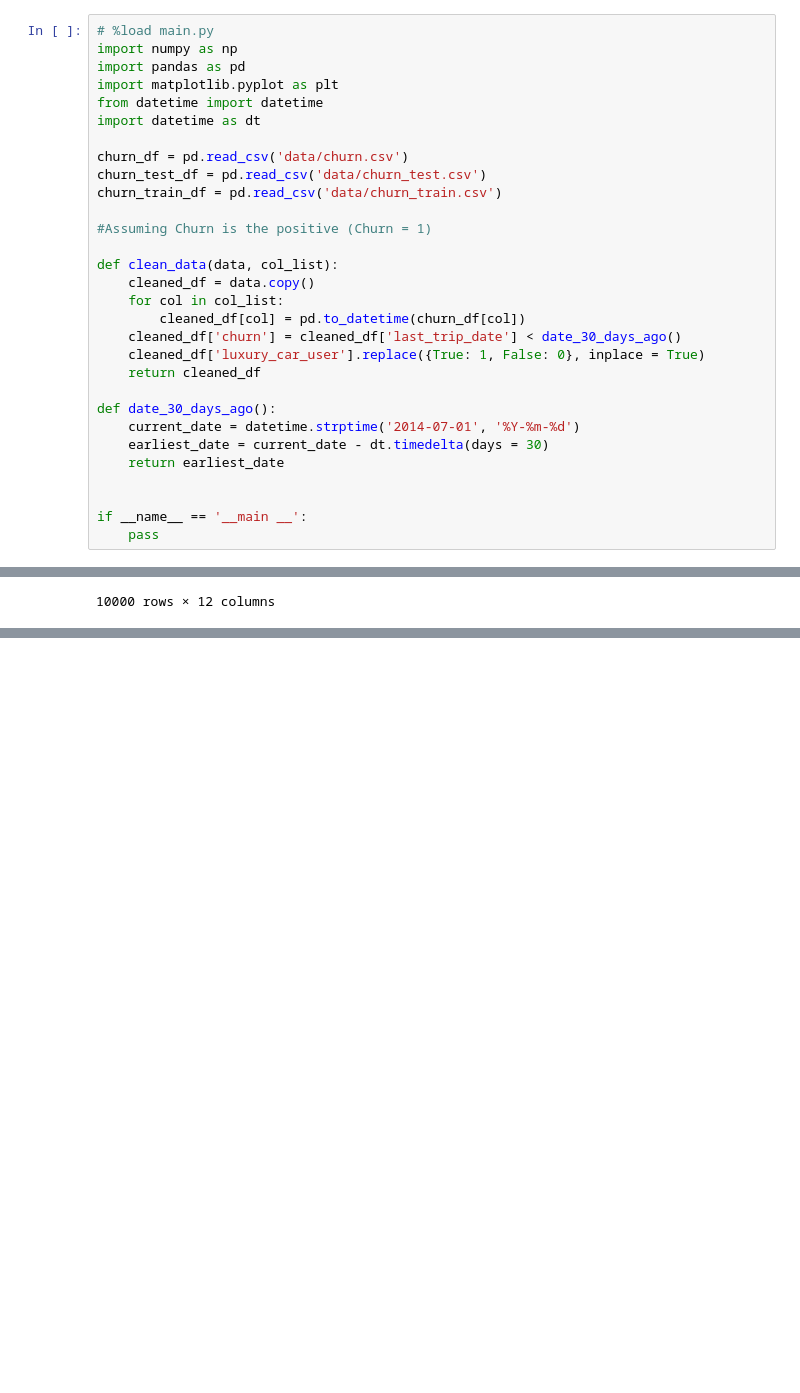
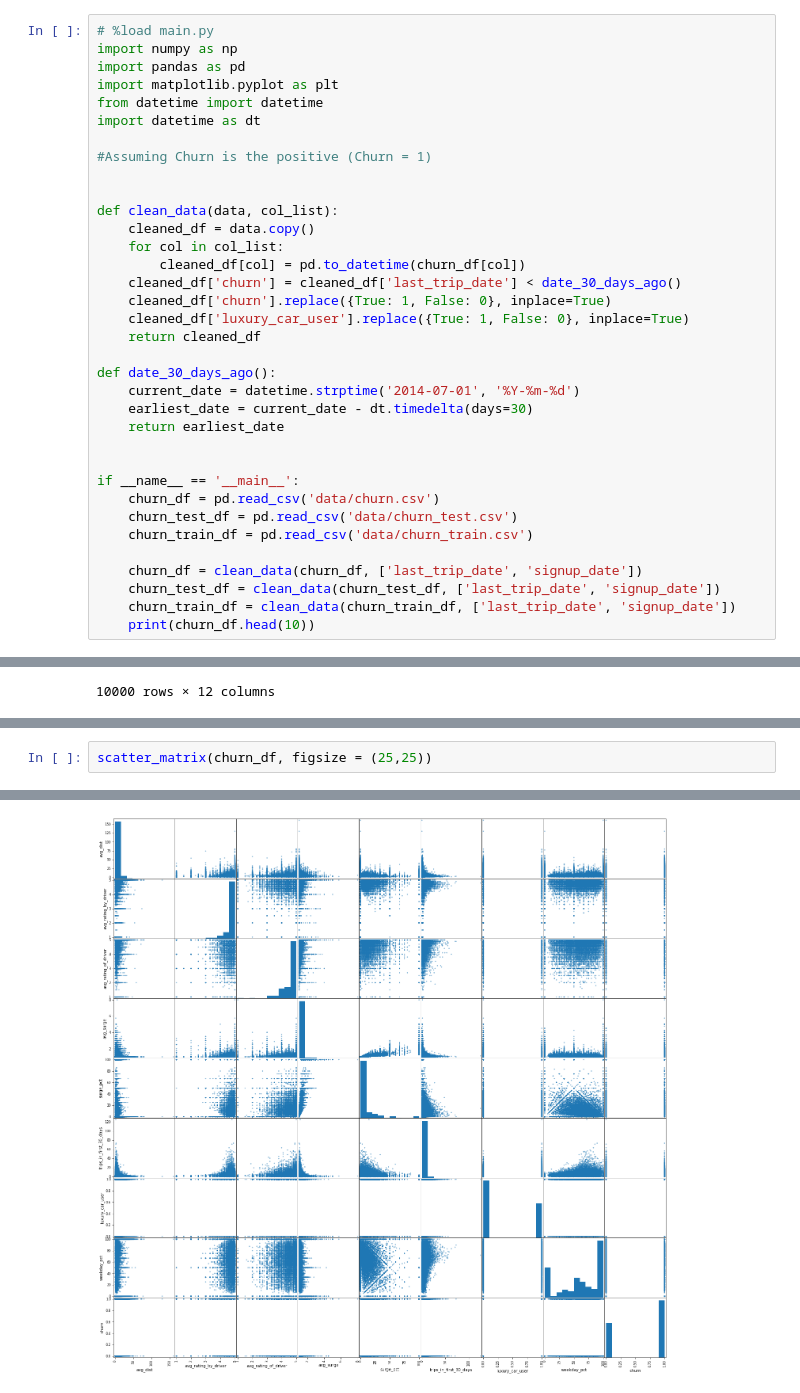
Before and after one commit to Jbudnick/Rideshare_Case_Study, a Jupyter notebook: ride-share/notebooks/EDA.ipynb, the cells around one changed output, grey strips where cells are left out. Cells and saved outputs as stored; diff of their text form; blank space fills up the shorter version.

```diff
--- a/ride-share/notebooks/EDA.ipynb
+++ b/ride-share/notebooks/EDA.ipynb
@@ -6,25 +10,30 @@ import matplotlib.pyplot as plt
 from datetime import datetime
 import datetime as dt
 
-churn_df = pd.read_csv('data/churn.csv')
-churn_test_df = pd.read_csv('data/churn_test.csv')
-churn_train_df = pd.read_csv('data/churn_train.csv')
+#Assuming Churn is the positive (Churn = 1)
 
-#Assuming Churn is the positive (Churn = 1)
 
 def clean_data(data, col_list):
     cleaned_df = data.copy()
     for col in col_list:
         cleaned_df[col] = pd.to_datetime(churn_df[col])
     cleaned_df['churn'] = cleaned_df['last_trip_date'] < date_30_days_ago()
-    cleaned_df['luxury_car_user'].replace({True: 1, False: 0}, inplace = True)
+    cleaned_df['churn'].replace({True: 1, False: 0}, inplace=True)
+    cleaned_df['luxury_car_user'].replace({True: 1, False: 0}, inplace=True)
     return cleaned_df
 
 def date_30_days_ago():
     current_date = datetime.strptime('2014-07-01', '%Y-%m-%d')
-    earliest_date = current_date - dt.timedelta(days = 30)
+    earliest_date = current_date - dt.timedelta(days=30)
     return earliest_date
 
 
-if __name__ == '__main __':
-    pass
+if __name__ == '__main__':
+    churn_df = pd.read_csv('data/churn.csv')
+    churn_test_df = pd.read_csv('data/churn_test.csv')
+    churn_train_df = pd.read_csv('data/churn_train.csv')
+
+    churn_df = clean_data(churn_df, ['last_trip_date', 'signup_date'])
+    churn_test_df = clean_data(churn_test_df, ['last_trip_date', 'signup_date'])
+    churn_train_df = clean_data(churn_train_df, ['last_trip_date', 'signup_date'])
+    print(churn_df.head(10))
@@ -46,0 +76,3 @@ churn_test_df
+# %%
+scatter_matrix(churn_df, figsize = (25,25))
+# %% [output]
@@ -46,0 +96 @@ churn_test_df
+[figure, added]
```
Also changed, not shown: parts of 5 cells of this notebook, 1 other file.
